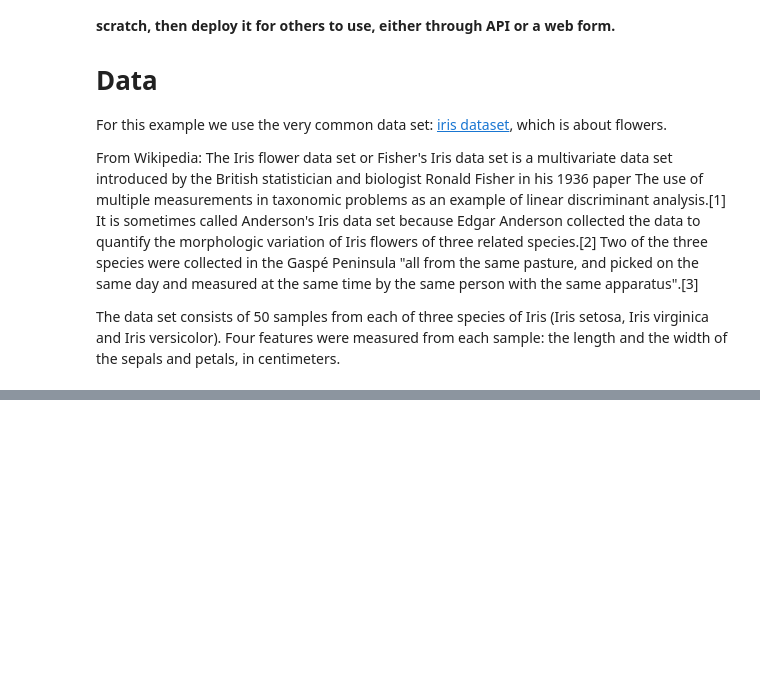
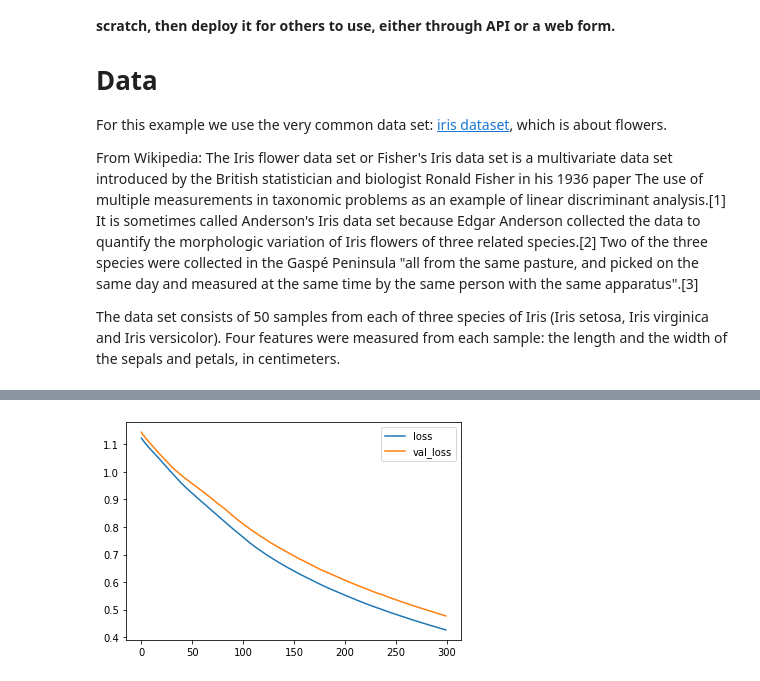
Before and after one commit to jordanfalcao/tensorflow2-deeplearning, a Jupyter notebook: 10-Deployment/01_My_Basic_Model.ipynb, the cells around one changed output, grey strips where cells are left out. Drawn from its saved outputs; the diff is of its cells as text; code cells hidden in the pictures; blank space fills up the shorter version.

Commit message:
Basic Iris Model update

```diff
--- a/10-Deployment/01_My_Basic_Model.ipynb
+++ b/10-Deployment/01_My_Basic_Model.ipynb
@@ -17,0 +91,9 @@ import matplotlib.pyplot as plt
+# %%
+model = Sequential()
+
+model.add(Dense(units=4,activation='relu',input_shape=[4,]))
+
+# Last layer for multi-class classification of 3 species
+model.add(Dense(units=3,activation='softmax'))
+
+model.compile(optimizer='adam', loss='categorical_crossentropy', metrics=['accuracy'])
@@ -17,0 +104,7 @@ import matplotlib.pyplot as plt
+# %%
+early_stop = EarlyStopping(patience=10)
+# %%
+model.fit(x=scaled_X_train,
+          y=y_train,
+          epochs=300,
+          validation_data=(scaled_X_test, y_test), verbose=1 ,callbacks=[early_stop])
@@ -17,0 +132,2 @@ import matplotlib.pyplot as plt
+# %%
+metrics = pd.DataFrame(model.history.history)
@@ -17,0 +143,5 @@ import matplotlib.pyplot as plt
+# %%
+metrics[['loss','val_loss']].plot()
+plt.show()
+# %% [output]
+[figure, added]
```
Also changed, not shown: parts of 47 cells of this notebook, 1 other file.
